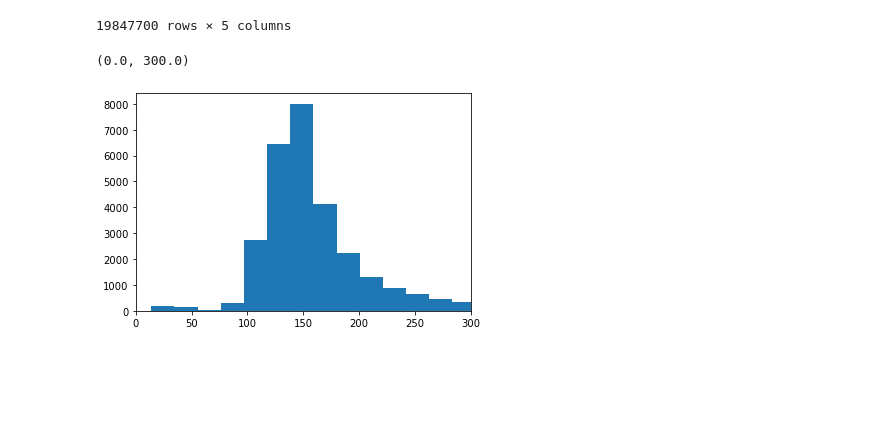
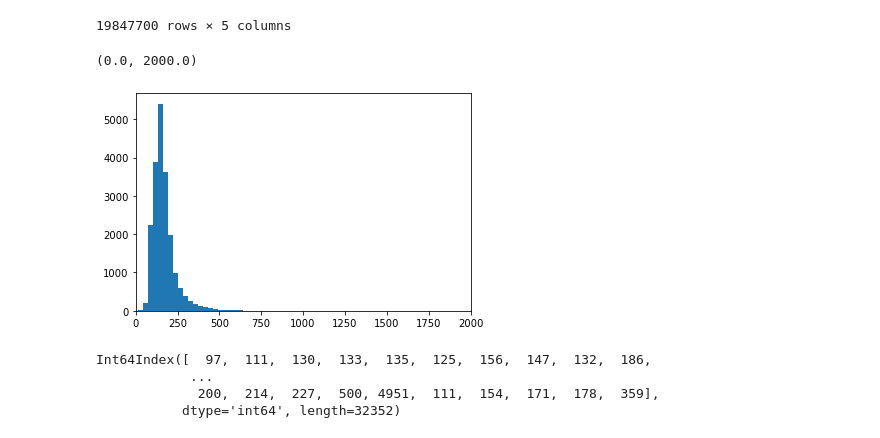
Before and after one commit to OscarGB/MUCD-TI, a Jupyter notebook: TI_practica.ipynb, the cells around one changed output. Cells and saved outputs as stored; diff of their text form; code cells hidden in the pictures; blank space fills up the shorter version.

```diff
--- a/TI_practica.ipynb
+++ b/TI_practica.ipynb
@@ -169,10 +169,17 @@ df
 | 19847699 | 19847699 | 0.004272 | 0.049438 | 0 | 0 |
 19847700 rows × 5 columns
 # %%
-w = df.index[df.LP_bin > 0]
+w = df.index[df.VD_bin > 0]
 w = w[1:] - w[:-1]
 plt.hist(w,bins=1000)
-plt.xlim((0, 300))
+plt.xlim((0, 2000))
 # %% [output]
-(0.0, 300.0)
+(0.0, 2000.0)
-[figure, old version]
+[figure, new version]
+# %%
+w
+# %% [output]
+Int64Index([  97,  111,  130,  133,  135,  125,  156,  147,  132,  186,
+            ...
+             200,  214,  227,  500, 4951,  111,  154,  171,  178,  359],
+           dtype='int64', length=32352)
```
Also changed, not shown: parts of 16 cells of this notebook, 1 other file.
